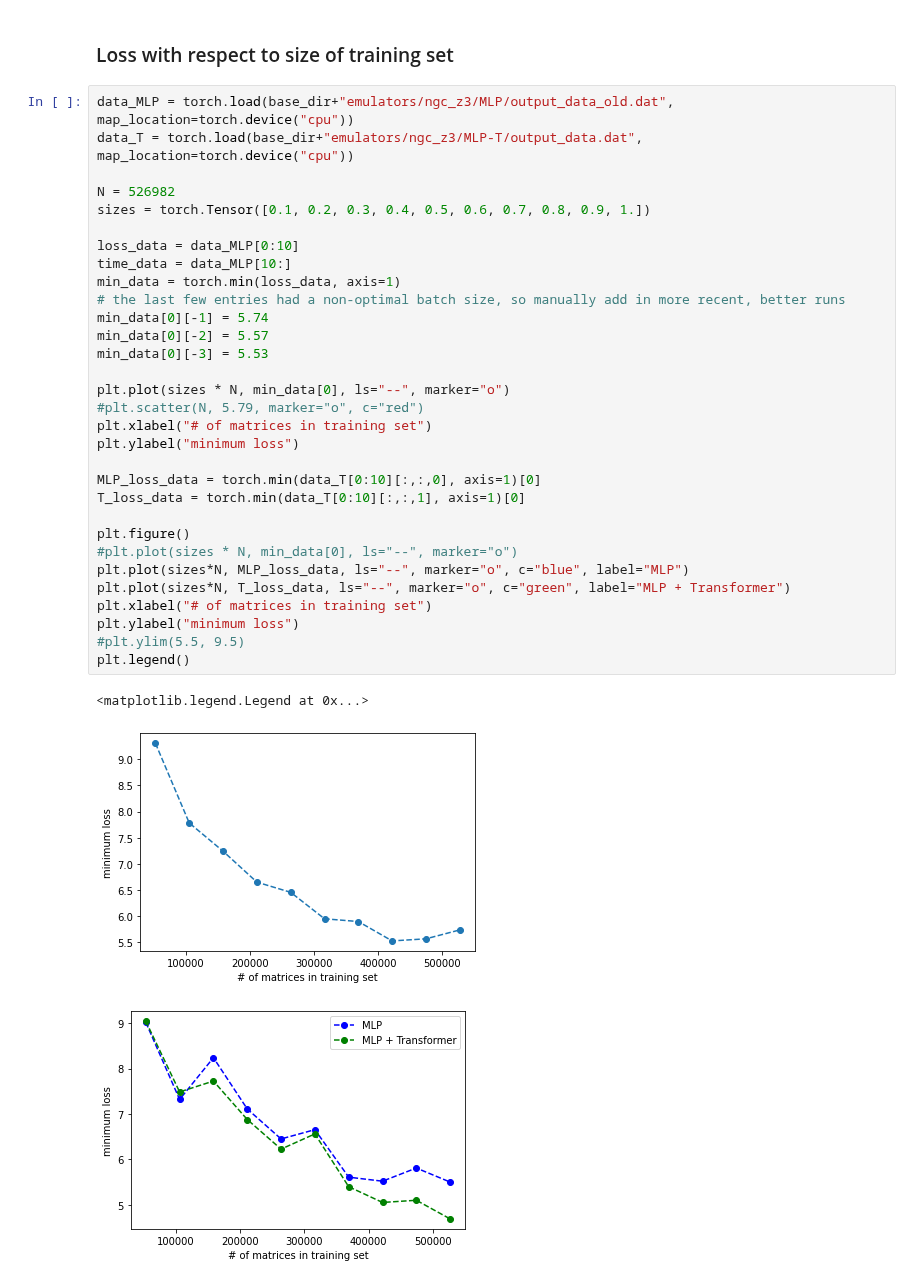
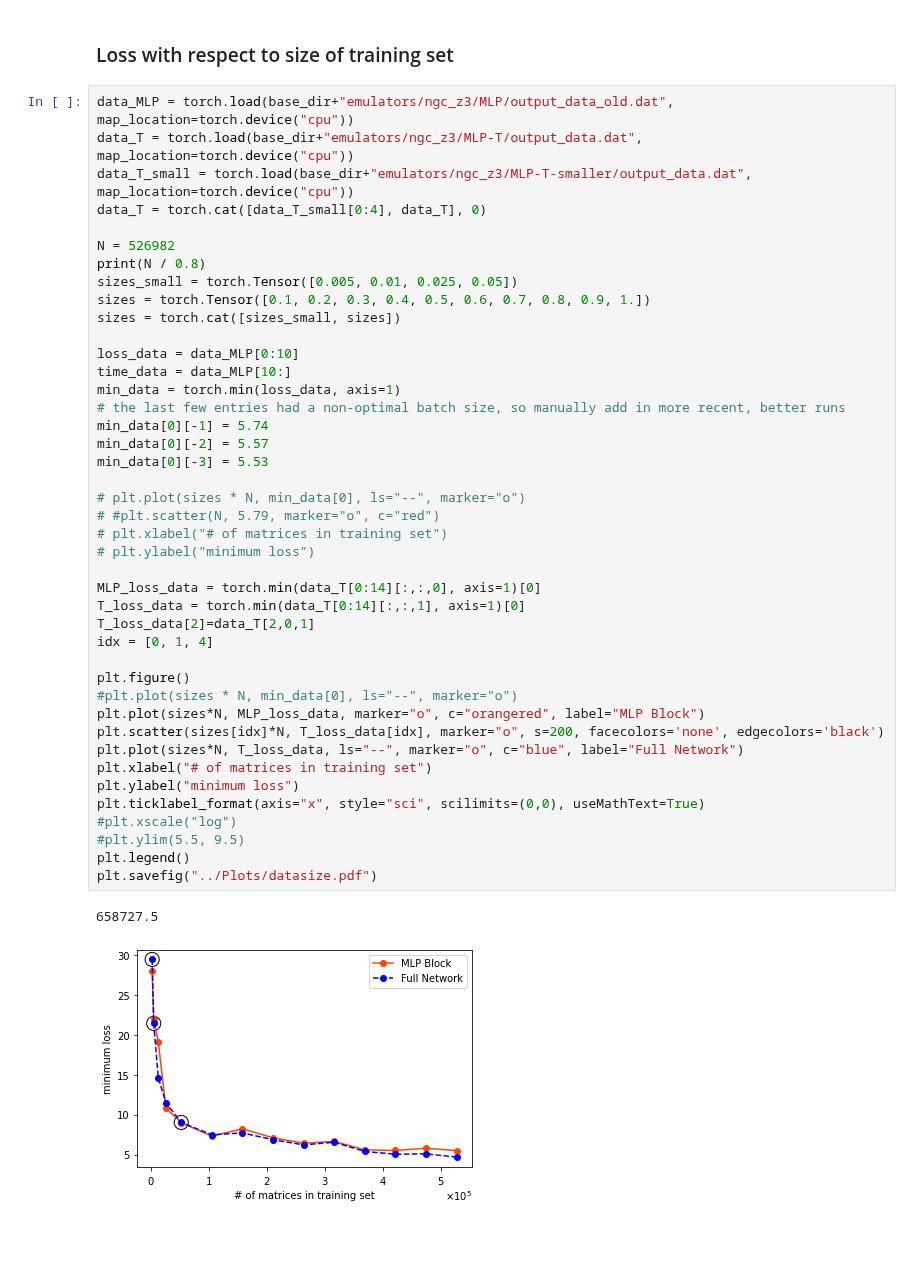
Before and after one commit to jadamo/CovNet, a Jupyter notebook: notebooks/Paper-Plots.ipynb, the cells around one changed output. Cells and saved outputs as stored; diff of their text form; blank space fills up the shorter version.

```diff
--- a/notebooks/Paper-Plots.ipynb
+++ b/notebooks/Paper-Plots.ipynb
@@ -28,35 +36,45 @@ base_dir = "/home/joeadamo/Research/CovNet/"
 # %%
 data_MLP = torch.load(base_dir+"emulators/ngc_z3/MLP/output_data_old.dat", map_location=torch.device("cpu"))
 data_T = torch.load(base_dir+"emulators/ngc_z3/MLP-T/output_data.dat", map_location=torch.device("cpu"))
+data_T_small = torch.load(base_dir+"emulators/ngc_z3/MLP-T-smaller/output_data.dat", map_location=torch.device("cpu"))
+data_T = torch.cat([data_T_small[0:4], data_T], 0)
 
 N = 526982
+print(N / 0.8)
+sizes_small = torch.Tensor([0.005, 0.01, 0.025, 0.05])
 sizes = torch.Tensor([0.1, 0.2, 0.3, 0.4, 0.5, 0.6, 0.7, 0.8, 0.9, 1.])
+sizes = torch.cat([sizes_small, sizes])
 
 loss_data = data_MLP[0:10]
 time_data = data_MLP[10:]
 min_data = torch.min(loss_data, axis=1)
 # the last few entries had a non-optimal batch size, so manually add in more recent, better runs
 min_data[0][-1] = 5.74
 min_data[0][-2] = 5.57
 min_data[0][-3] = 5.53
 
-plt.plot(sizes * N, min_data[0], ls="--", marker="o")
-#plt.scatter(N, 5.79, marker="o", c="red")
-plt.xlabel("# of matrices in training set")
-plt.ylabel("minimum loss")
+# plt.plot(sizes * N, min_data[0], ls="--", marker="o")
+# #plt.scatter(N, 5.79, marker="o", c="red")
+# plt.xlabel("# of matrices in training set")
+# plt.ylabel("minimum loss")
 
-MLP_loss_data = torch.min(data_T[0:10][:,:,0], axis=1)[0]
-T_loss_data = torch.min(data_T[0:10][:,:,1], axis=1)[0]
+MLP_loss_data = torch.min(data_T[0:14][:,:,0], axis=1)[0]
+T_loss_data = torch.min(data_T[0:14][:,:,1], axis=1)[0]
+T_loss_data[2]=data_T[2,0,1]
+idx = [0, 1, 4]
 
 plt.figure()
 #plt.plot(sizes * N, min_data[0], ls="--", marker="o")
-plt.plot(sizes*N, MLP_loss_data, ls="--", marker="o", c="blue", label="MLP")
-plt.plot(sizes*N, T_loss_data, ls="--", marker="o", c="green", label="MLP + Transformer")
+plt.plot(sizes*N, MLP_loss_data, marker="o", c="orangered", label="MLP Block")
+plt.scatter(sizes[idx]*N, T_loss_data[idx], marker="o", s=200, facecolors='none', edgecolors='black')
+plt.plot(sizes*N, T_loss_data, ls="--", marker="o", c="blue", label="Full Network")
 plt.xlabel("# of matrices in training set")
 plt.ylabel("minimum loss")
+plt.ticklabel_format(axis="x", style="sci", scilimits=(0,0), useMathText=True)
+#plt.xscale("log")
 #plt.ylim(5.5, 9.5)
 plt.legend()
+plt.savefig("../Plots/datasize.pdf")
 # %% [output]
-<matplotlib.legend.Legend at 0x...>
+658727.5
-[figure, old version]
+[figure, new version]
-[figure, removed]
```
Also changed, not shown: parts of 25 cells of this notebook, 3 other files.
